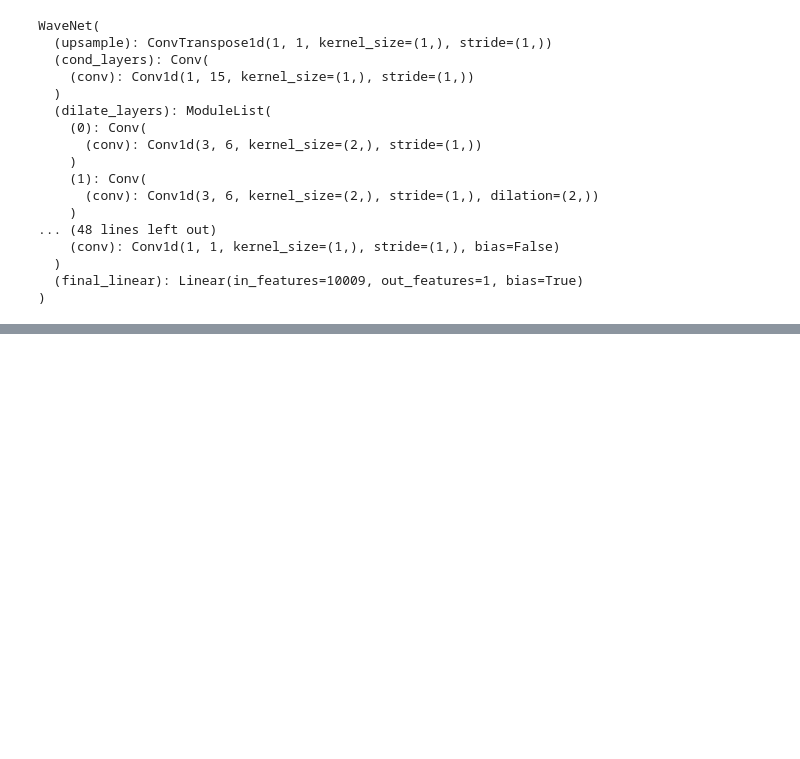
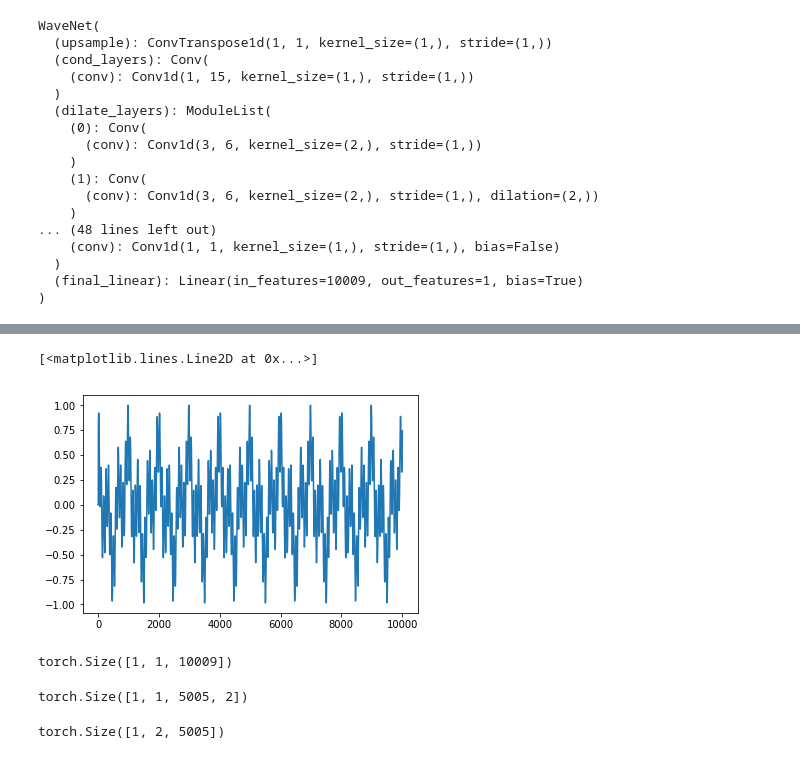
Before and after one commit to kyleleeners/CondensedCycleGan, a Jupyter notebook: WaveNet2/WaveNetContinuousTests.ipynb, the cells around one changed output, grey strips where cells are left out. Drawn from its saved outputs; the diff is of its cells as text; code cells hidden in the pictures; blank space fills up the shorter version.

```diff
--- a/WaveNet2/WaveNetContinuousTests.ipynb
+++ b/WaveNet2/WaveNetContinuousTests.ipynb
@@ -195,0 +184,5 @@ torch.Size([1, 2, 10000])
+# %%
+plt.plot(signal)
+# %% [output]
+[<matplotlib.lines.Line2D at 0x...>]
+[figure, added]
@@ -195,0 +191,4 @@ torch.Size([1, 2, 10000])
+# %%
+signalTest.shape
+# %% [output]
+torch.Size([1, 1, 10009])
@@ -195,0 +197,9 @@ torch.Size([1, 2, 10000])
+# %%
+out.shape
+# %% [output]
+torch.Size([1, 1, 5005, 2])
+# %%
+rnet = out.transpose(dim0=1,dim1=3).squeeze(3)
+rnet.shape
+# %% [output]
+torch.Size([1, 2, 5005])
```
Also changed, not shown: parts of 24 cells of this notebook, 4 other files.
